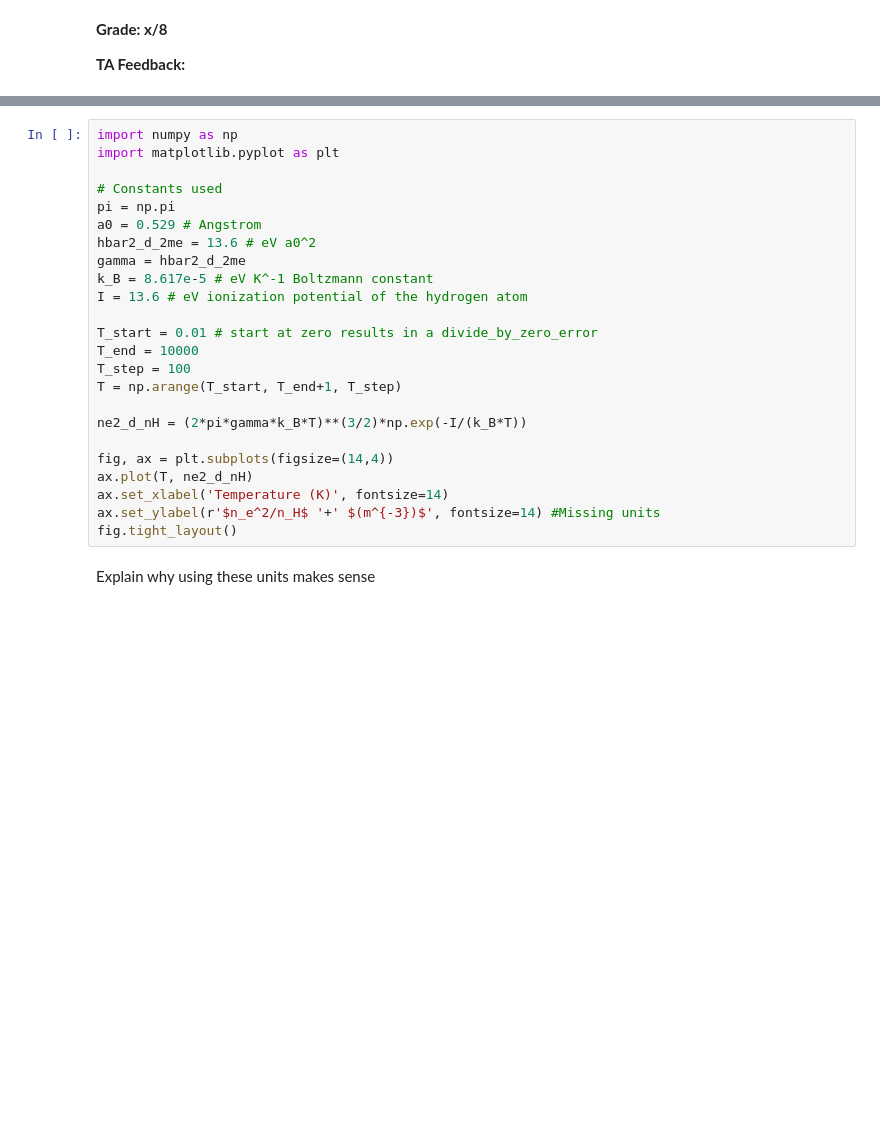
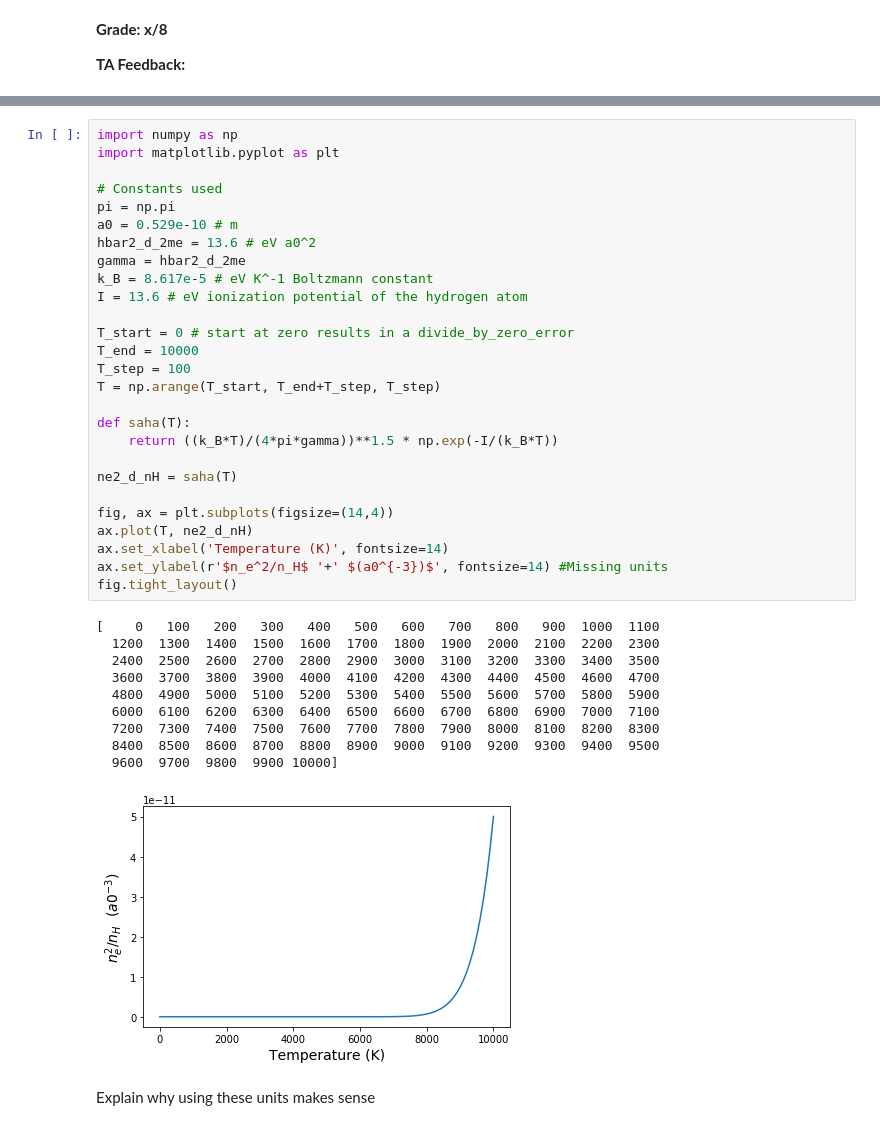
Before and after one commit to tmtenbrink/statfys, a Jupyter notebook: sf2.ipynb, the cells around one changed output, grey strips where cells are left out. Saved outputs shown, nothing was run; the diff lists cells and outputs as text; blank space fills up the shorter version.

```diff
--- a/sf2.ipynb
+++ b/sf2.ipynb
@@ -57,27 +57,41 @@ Given that $\gamma = \frac{\hbar^2}{2m_e}$, we then finally obtain
 # %%
 import numpy as np
 import matplotlib.pyplot as plt
 
 # Constants used
 pi = np.pi
-a0 = 0.529 # Angstrom
+a0 = 0.529e-10 # m
 hbar2_d_2me = 13.6 # eV a0^2
 gamma = hbar2_d_2me
 k_B = 8.617e-5 # eV K^-1 Boltzmann constant
 I = 13.6 # eV ionization potential of the hydrogen atom
 
-T_start = 0.01 # start at zero results in a divide_by_zero_error
+T_start = 0 # start at zero results in a divide_by_zero_error
 T_end = 10000
 T_step = 100
-T = np.arange(T_start, T_end+1, T_step)
+T = np.arange(T_start, T_end+T_step, T_step)
 
-ne2_d_nH = (2*pi*gamma*k_B*T)**(3/2)*np.exp(-I/(k_B*T))
+def saha(T):
+    return ((k_B*T)/(4*pi*gamma))**1.5 * np.exp(-I/(k_B*T))
+
+ne2_d_nH = saha(T)
 
 fig, ax = plt.subplots(figsize=(14,4))
 ax.plot(T, ne2_d_nH)
 ax.set_xlabel('Temperature (K)', fontsize=14)
-ax.set_ylabel(r'$n_e^2/n_H$ '+' $(m^{-3})$', fontsize=14) #Missing units
+ax.set_ylabel(r'$n_e^2/n_H$ '+' $(a0^{-3})$', fontsize=14) #Missing units
 fig.tight_layout()
+# %% [output]
+[    0   100   200   300   400   500   600   700   800   900  1000  1100
+  1200  1300  1400  1500  1600  1700  1800  1900  2000  2100  2200  2300
+  2400  2500  2600  2700  2800  2900  3000  3100  3200  3300  3400  3500
+  3600  3700  3800  3900  4000  4100  4200  4300  4400  4500  4600  4700
+  4800  4900  5000  5100  5200  5300  5400  5500  5600  5700  5800  5900
+  6000  6100  6200  6300  6400  6500  6600  6700  6800  6900  7000  7100
+  7200  7300  7400  7500  7600  7700  7800  7900  8000  8100  8200  8300
+  8400  8500  8600  8700  8800  8900  9000  9100  9200  9300  9400  9500
+  9600  9700  9800  9900 10000]
+[figure, added]
 # %% [markdown]
 Explain why using these units makes sense
 # %% [markdown]
```
Also changed, not shown: parts of 13 cells of this notebook.
